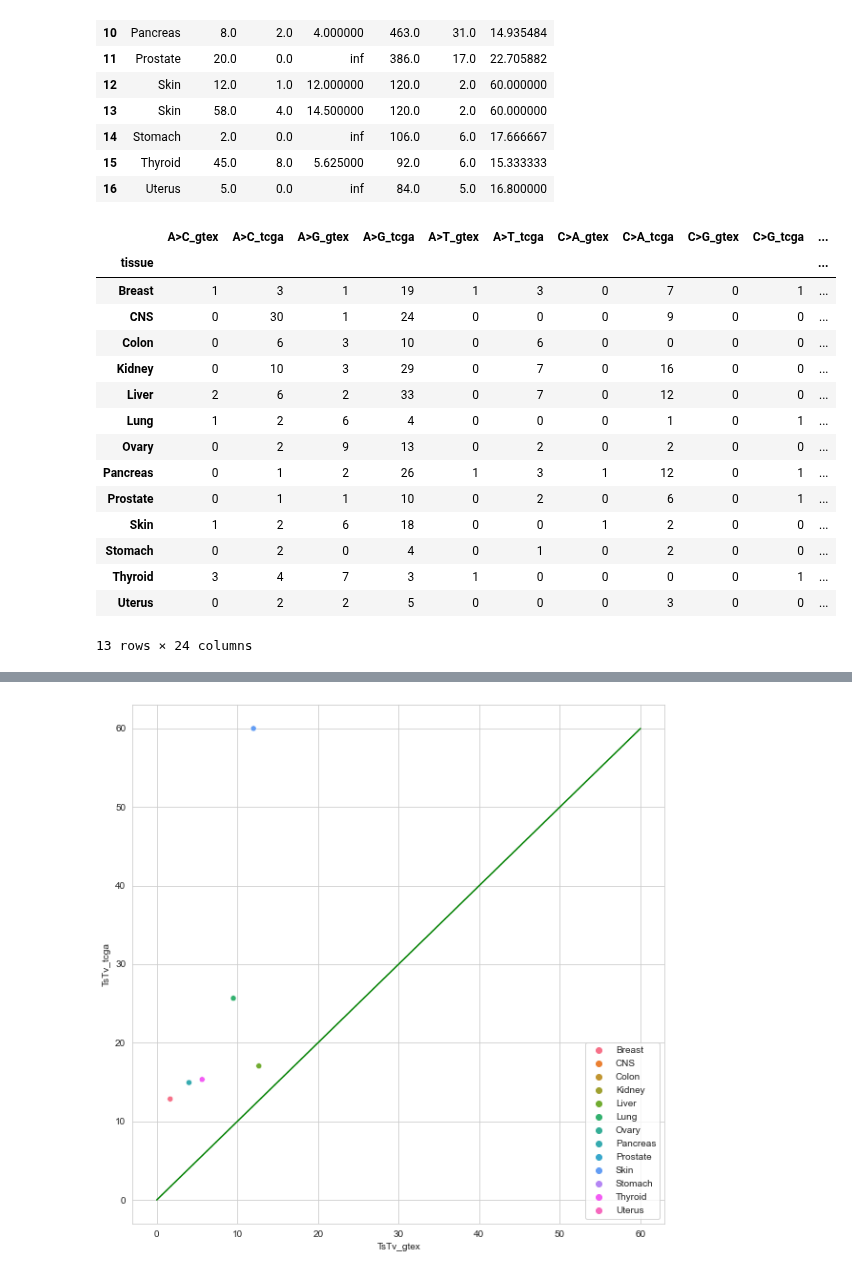
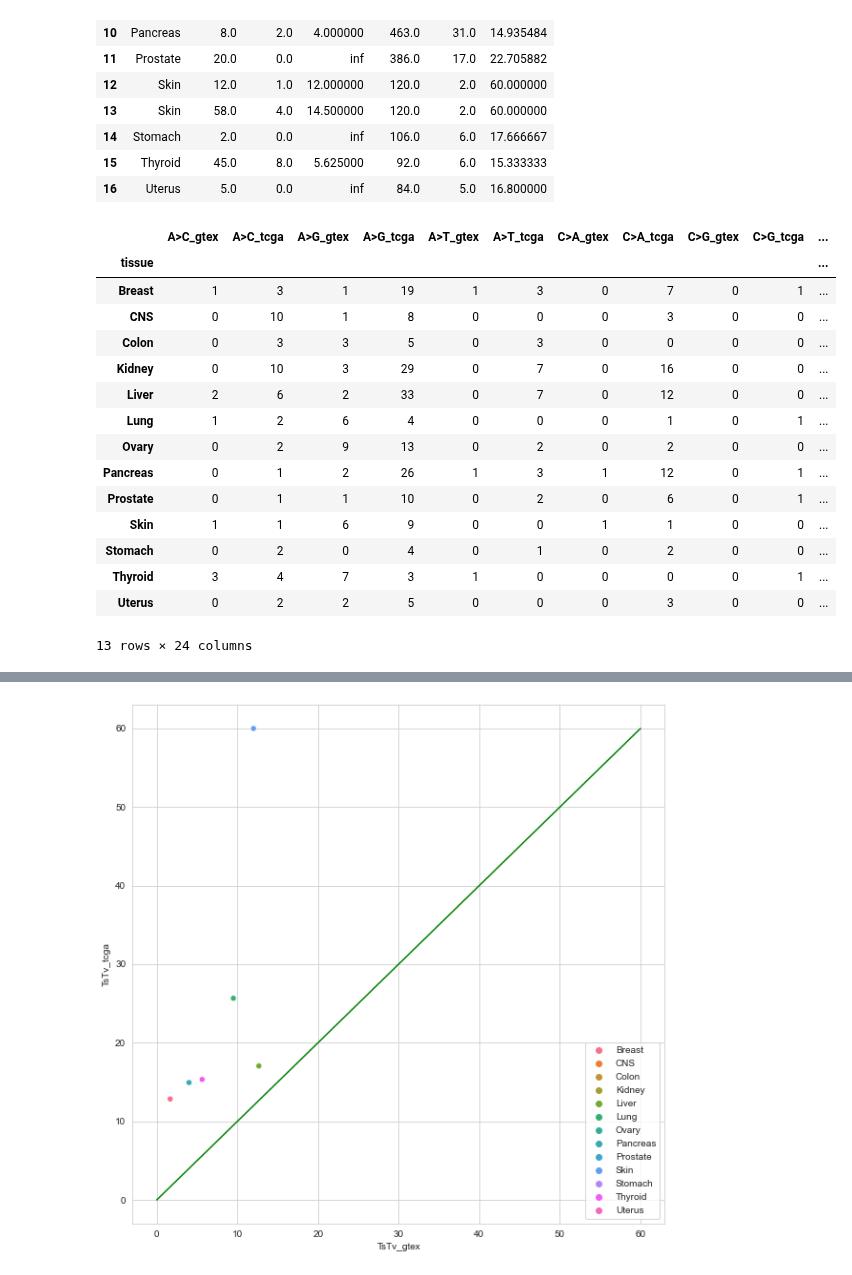
Before and after one commit to mitoclub/mtdnaMutSpecOfCancers, a Jupyter notebook: notebooks/stem_workers.ipynb, the cells around one changed output, grey strips where cells are left out. Saved outputs shown, nothing was run; the diff lists cells and outputs as text; code cells hidden in the pictures.

Commit message:
fix tables

```diff
--- a/notebooks/stem_workers.ipynb
+++ b/notebooks/stem_workers.ipynb
@@ -387,25 +387,28 @@ compare_tstv
 | 15 | Thyroid | 45.0 | 8.0 | 5.625000 | 92.0 | 6.0 | 15.333333 |
 | 16 | Uterus | 5.0 | 0.0 | inf | 84.0 | 5.0 | 16.800000 |
 # %%
-compare_tstv = gtex_tissue2sbs.loc[A&B, possible_sbs12].merge(
-    tcga_tissue2sbs.loc[A&B, possible_sbs12],
-    right_index=True, left_index=True, suffixes=["_gtex", "_tcga"]).reset_index().groupby("tissue").sum()#.drop_duplicates("tissue")
+_cur_gtex = gtex_tissue2sbs.loc[A&B, possible_sbs12].groupby("tissue").sum()
+_cut_tcga = tcga_tissue2sbs.loc[A&B, possible_sbs12]
+
+compare_tstv = _cur_gtex.merge(
+    _cut_tcga, right_index=True, left_index=True, suffixes=["_gtex", "_tcga"])\
+
 compare_tstv = compare_tstv[compare_tstv.columns.sort_values()]
 compare_tstv.to_csv("../data/stem_and_workers/tissue_specific_compare_obs.csv")
 compare_tstv
 # %% [output]
 |  | A>C_gtex | A>C_tcga | A>G_gtex | A>G_tcga | A>T_gtex | A>T_tcga | C>A_gtex | C>A_tcga | C>G_gtex | C>G_tcga | ... |
 | tissue |  |  |  |  |  |  |  |  |  |  | ... |
 | Breast | 1 | 3 | 1 | 19 | 1 | 3 | 0 | 7 | 0 | 1 | ... |
-| CNS | 0 | 30 | 1 | 24 | 0 | 0 | 0 | 9 | 0 | 0 | ... |
-| Colon | 0 | 6 | 3 | 10 | 0 | 6 | 0 | 0 | 0 | 0 | ... |
+| CNS | 0 | 10 | 1 | 8 | 0 | 0 | 0 | 3 | 0 | 0 | ... |
+| Colon | 0 | 3 | 3 | 5 | 0 | 3 | 0 | 0 | 0 | 0 | ... |
 | Kidney | 0 | 10 | 3 | 29 | 0 | 7 | 0 | 16 | 0 | 0 | ... |
 | Liver | 2 | 6 | 2 | 33 | 0 | 7 | 0 | 12 | 0 | 0 | ... |
 | Lung | 1 | 2 | 6 | 4 | 0 | 0 | 0 | 1 | 0 | 1 | ... |
 | Ovary | 0 | 2 | 9 | 13 | 0 | 2 | 0 | 2 | 0 | 0 | ... |
 | Pancreas | 0 | 1 | 2 | 26 | 1 | 3 | 1 | 12 | 0 | 1 | ... |
 | Prostate | 0 | 1 | 1 | 10 | 0 | 2 | 0 | 6 | 0 | 1 | ... |
-| Skin | 1 | 2 | 6 | 18 | 0 | 0 | 1 | 2 | 0 | 0 | ... |
+| Skin | 1 | 1 | 6 | 9 | 0 | 0 | 1 | 1 | 0 | 0 | ... |
 | Stomach | 0 | 2 | 0 | 4 | 0 | 1 | 0 | 2 | 0 | 0 | ... |
 | Thyroid | 3 | 4 | 7 | 3 | 1 | 0 | 0 | 0 | 0 | 1 | ... |
 | Uterus | 0 | 2 | 2 | 5 | 0 | 0 | 0 | 3 | 0 | 0 | ... |
```
Also changed, not shown: parts of 2 cells of this notebook, 2 other files.
